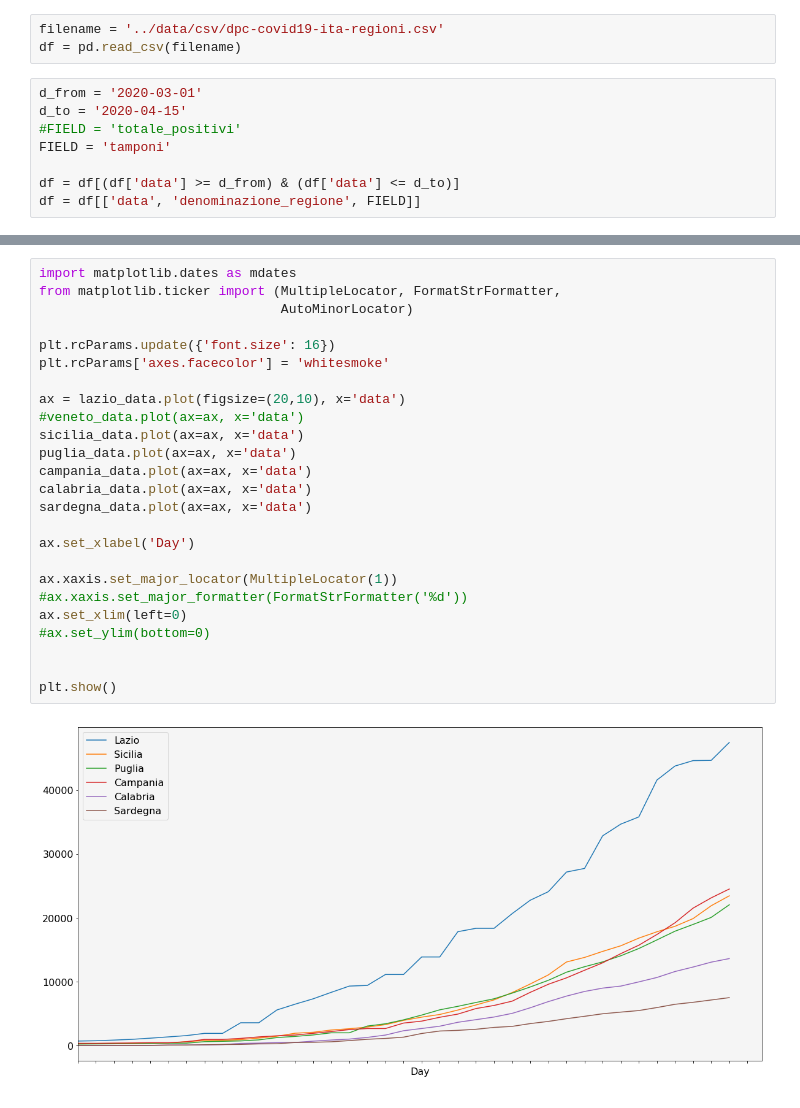
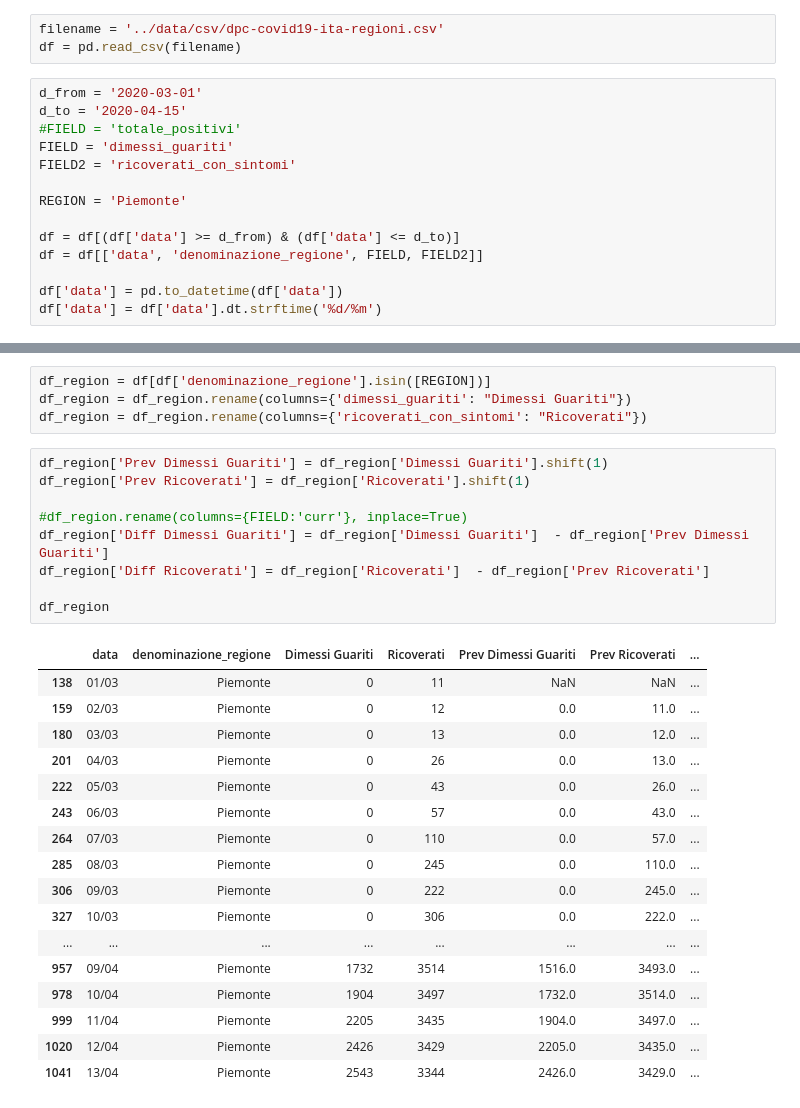
Before and after one commit to gcatanese/Corona-Virus-WHO-Data, a Jupyter notebook: jupyter/ITA_regions_plotting.ipynb, the cells around one changed output, grey strips where cells are left out. Cells and saved outputs as stored; diff of their text form.

```diff
--- a/jupyter/ITA_regions_plotting.ipynb
+++ b/jupyter/ITA_regions_plotting.ipynb
@@ -8,7 +8,13 @@ df = pd.read_csv(filename)
 d_from = '2020-03-01'
 d_to = '2020-04-15'
 #FIELD = 'totale_positivi'
-FIELD = 'tamponi'
+FIELD = 'dimessi_guariti'
+FIELD2 = 'ricoverati_con_sintomi'
+
+REGION = 'Piemonte'
 
 df = df[(df['data'] >= d_from) & (df['data'] <= d_to)]
-df = df[['data', 'denominazione_regione', FIELD]]
+df = df[['data', 'denominazione_regione', FIELD, FIELD2]]
+
+df['data'] = pd.to_datetime(df['data'])
+df['data'] = df['data'].dt.strftime('%d/%m')
@@ -47,27 +21,31 @@ piemonte_data = piemonte_data.rename(columns={FIELD: "Piemonte"})
-# %%
-import matplotlib.dates as mdates
-from matplotlib.ticker import (MultipleLocator, FormatStrFormatter,
-                               AutoMinorLocator)
-
-plt.rcParams.update({'font.size': 16})
-plt.rcParams['axes.facecolor'] = 'whitesmoke'
-
-ax = lazio_data.plot(figsize=(20,10), x='data')
-#veneto_data.plot(ax=ax, x='data')
-sicilia_data.plot(ax=ax, x='data')
-puglia_data.plot(ax=ax, x='data')
-campania_data.plot(ax=ax, x='data')
-calabria_data.plot(ax=ax, x='data')
-sardegna_data.plot(ax=ax, x='data')
-
-ax.set_xlabel('Day')
-
-ax.xaxis.set_major_locator(MultipleLocator(1))
-#ax.xaxis.set_major_formatter(FormatStrFormatter('%d'))
-ax.set_xlim(left=0)
-#ax.set_ylim(bottom=0)
-
-
-plt.show()
-# %% [output]
-[figure, removed]
+# %%
+df_region = df[df['denominazione_regione'].isin([REGION])]
+df_region = df_region.rename(columns={'dimessi_guariti': "Dimessi Guariti"})
+df_region = df_region.rename(columns={'ricoverati_con_sintomi': "Ricoverati"})
+# %%
+df_region['Prev Dimessi Guariti'] = df_region['Dimessi Guariti'].shift(1)
+df_region['Prev Ricoverati'] = df_region['Ricoverati'].shift(1)
+
+#df_region.rename(columns={FIELD:'curr'}, inplace=True)
+df_region['Diff Dimessi Guariti'] = df_region['Dimessi Guariti']  - df_region['Prev Dimessi Guariti']
+df_region['Diff Ricoverati'] = df_region['Ricoverati']  - df_region['Prev Ricoverati']
+
+df_region
+# %% [output]
+|  | data | denominazione_regione | Dimessi Guariti | Ricoverati | Prev Dimessi Guariti | Prev Ricoverati | ... |
+| 138 | 01/03 | Piemonte | 0 | 11 | NaN | NaN | ... |
+| 159 | 02/03 | Piemonte | 0 | 12 | 0.0 | 11.0 | ... |
+| 180 | 03/03 | Piemonte | 0 | 13 | 0.0 | 12.0 | ... |
+| 201 | 04/03 | Piemonte | 0 | 26 | 0.0 | 13.0 | ... |
+| 222 | 05/03 | Piemonte | 0 | 43 | 0.0 | 26.0 | ... |
+| 243 | 06/03 | Piemonte | 0 | 57 | 0.0 | 43.0 | ... |
+| 264 | 07/03 | Piemonte | 0 | 110 | 0.0 | 57.0 | ... |
+| 285 | 08/03 | Piemonte | 0 | 245 | 0.0 | 110.0 | ... |
+| 306 | 09/03 | Piemonte | 0 | 222 | 0.0 | 245.0 | ... |
+| 327 | 10/03 | Piemonte | 0 | 306 | 0.0 | 222.0 | ... |
+| ... | ... | ... | ... | ... | ... | ... | ... |
+| 957 | 09/04 | Piemonte | 1732 | 3514 | 1516.0 | 3493.0 | ... |
+| 978 | 10/04 | Piemonte | 1904 | 3497 | 1732.0 | 3514.0 | ... |
+| 999 | 11/04 | Piemonte | 2205 | 3435 | 1904.0 | 3497.0 | ... |
+| 1020 | 12/04 | Piemonte | 2426 | 3429 | 2205.0 | 3435.0 | ... |
+| 1041 | 13/04 | Piemonte | 2543 | 3344 | 2426.0 | 3429.0 | ... |
```
Also changed, not shown: parts of 3 cells of this notebook, 2 other files.
